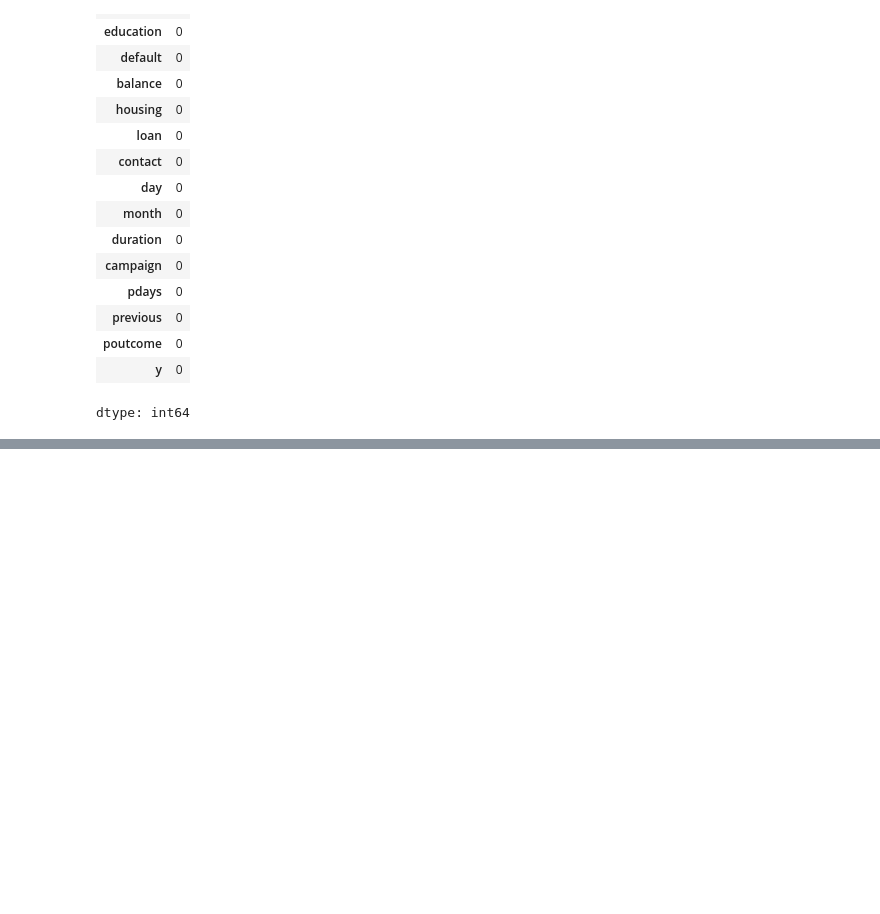
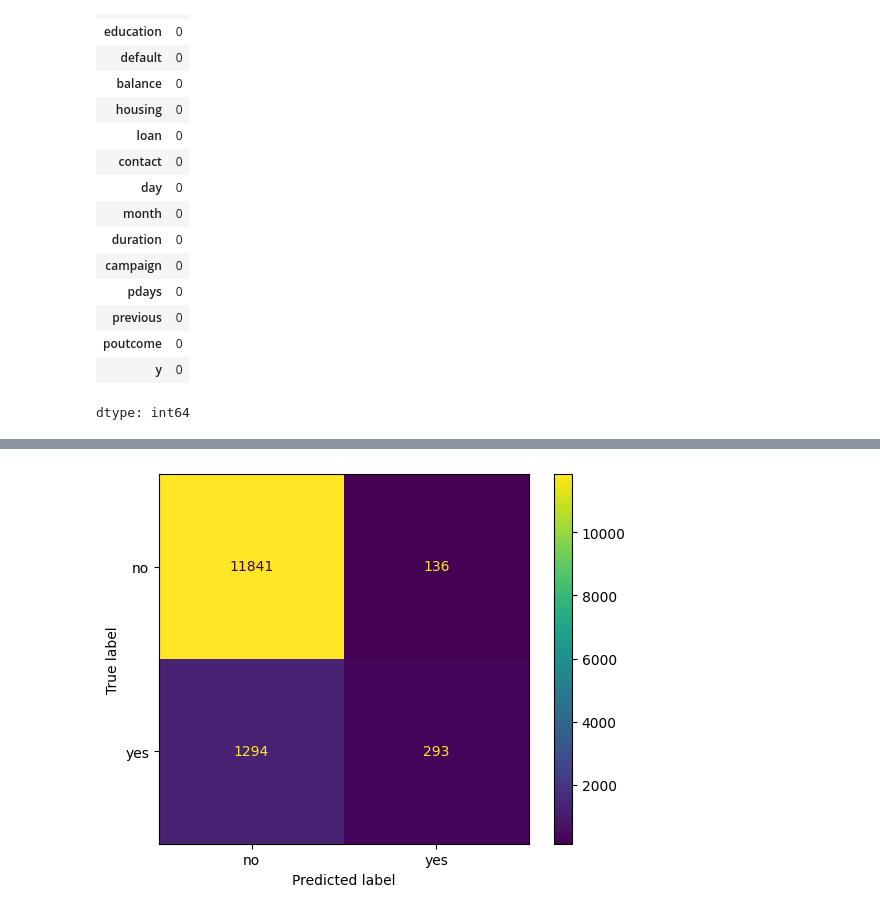
Before and after one commit to AtharvaChitnis/PGIT, a Jupyter notebook: Marketing_Research_ML.ipynb, the cells around one changed output, grey strips where cells are left out. Saved outputs shown, nothing was run; the diff lists cells and outputs as text; code cells hidden in the pictures; blank space fills up the shorter version.

```diff
--- a/Marketing_Research_ML.ipynb
+++ b/Marketing_Research_ML.ipynb
@@ -96,0 +198,28 @@ dtype: int64
+# %%
+from sklearn.compose import ColumnTransformer
+from sklearn.preprocessing import OneHotEncoder, StandardScaler
+
+numeric_features = X.select_dtypes(
+    include=["int64", "float64"]
+).columns
+
+categorical_features = X.select_dtypes(
+    include=["object"]
+).columns
+# %%
+preprocessor = ColumnTransformer(
+    transformers=[
+        ("num", StandardScaler(), numeric_features),
+        ("cat", OneHotEncoder(handle_unknown="ignore"), categorical_features)
+    ]
+)
+# %%
+from sklearn.pipeline import Pipeline
+from sklearn.linear_model import LogisticRegression
+
+logistic_model = Pipeline([
+    ("preprocessor", preprocessor),
+    ("model", LogisticRegression(max_iter=1000))
+])
+
+logistic_model.fit(X_train, y_train)
@@ -96,0 +236,4 @@ dtype: int64
+# %%
+y_pred = logistic_model.predict(X_test)
+y_prob = logistic_model.predict_proba(X_test)[:, 1]
+print(y_prob)
@@ -96,0 +276,12 @@ dtype: int64
+# %%
+from sklearn.metrics import ConfusionMatrixDisplay
+import matplotlib.pyplot as plt
+
+ConfusionMatrixDisplay.from_predictions(
+    y_test,
+    y_pred
+)
+
+plt.show()
+# %% [output]
+[figure, added]
```
Also changed, not shown: parts of 22 cells of this notebook.
